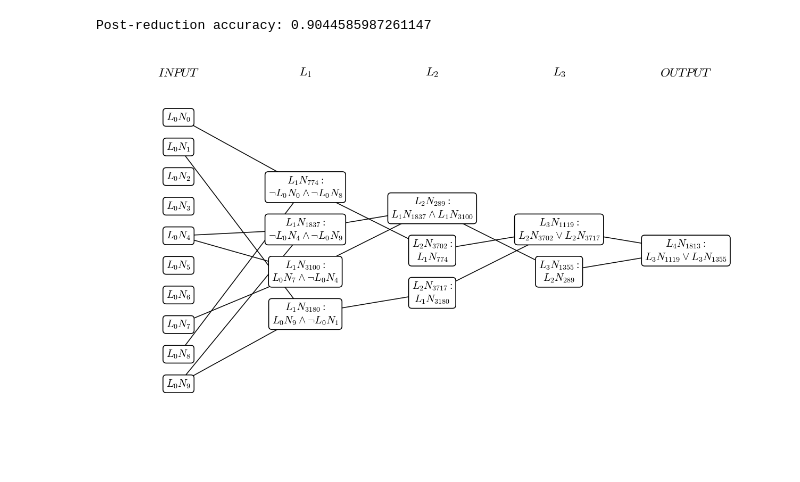
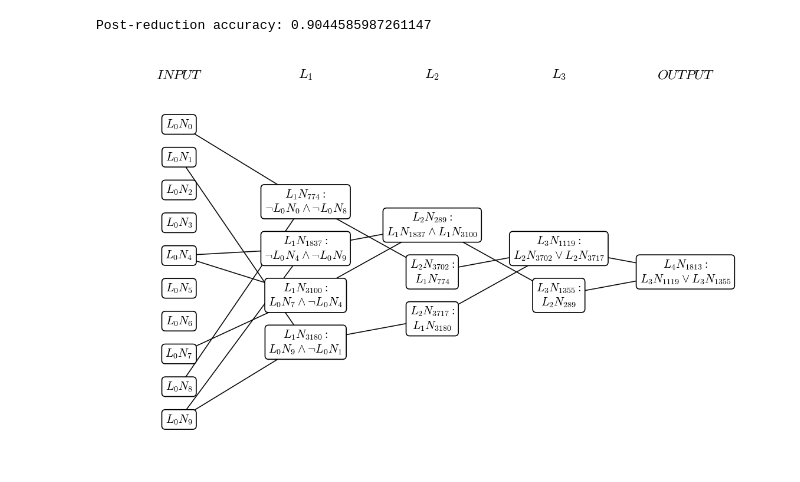
Before and after one commit to simontonner/rule-net, a Jupyter notebook: xp3_ripper_binary_tree.ipynb, the cells around one changed output. Drawn from its saved outputs; the diff is of its cells as text; code cells hidden in the pictures; blank space fills up the shorter version.

```diff
--- a/xp3_ripper_binary_tree.ipynb
+++ b/xp3_ripper_binary_tree.ipynb
@@ -179,15 +179,15 @@ Post-reduction accuracy: 0.9044585987261147
 # %%
 desc = describe_architecture(net)
 
 fig, _ = plot_architecture_networkx(
     desc,
-    layer_separation=3,
+    layer_separation=2.7,
     node_separation=1,
     input_separation=0.7,
     header_font_size = 14.0,
     edge_width=1,
 )
 # %% [output]
-[figure, old version]
+[figure, new version]
 # %%
 fig.savefig("./figures/ripper_binary_tree.png", dpi=300, bbox_inches="tight")
```
Also changed, not shown: parts of 2 cells of this notebook, 6 other files.
